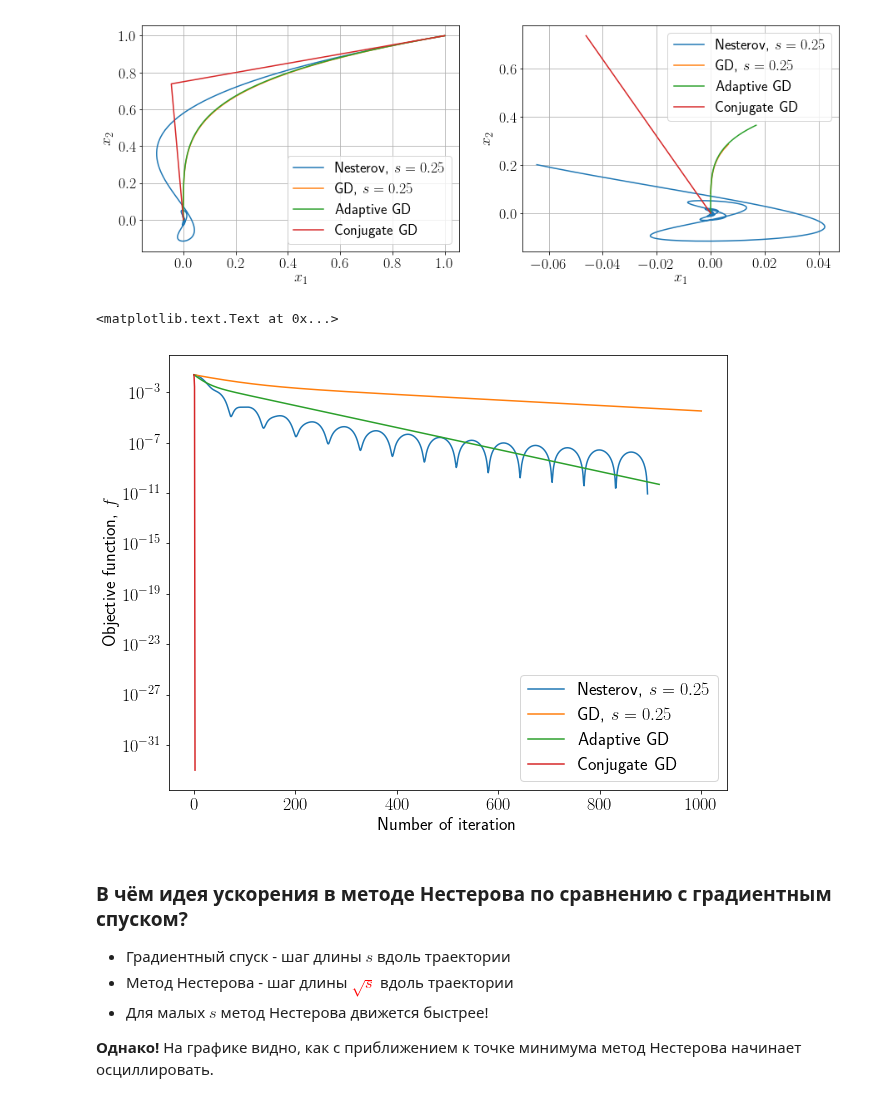
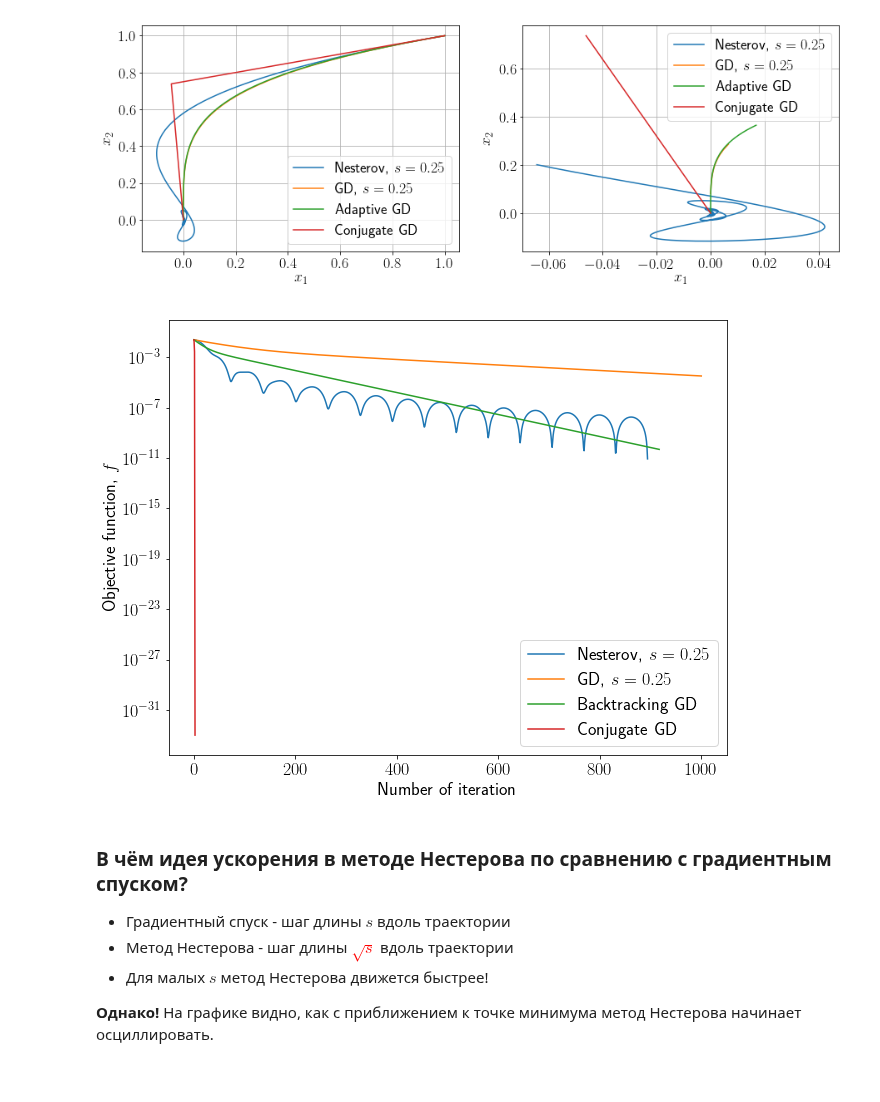
Before and after one commit to amkatrutsa/optimization_course, a Jupyter notebook: ODE4NesterovAcc/ODE4NesterovAcc.ipynb, the cells around one changed output. Saved outputs shown, nothing was run; the diff lists cells and outputs as text; code cells hidden in the pictures.

```diff
--- a/ODE4NesterovAcc/ODE4NesterovAcc.ipynb
+++ b/ODE4NesterovAcc/ODE4NesterovAcc.ipynb
@@ -276,10 +276,15 @@ def backtracking(f, grad_f, x, descent_dir):
     return alpha
 # %%
 s = 0.25
+methods = []
 x_acc, hist_acc = acc_gd(gradf, np.array([1, 1]), s)
+methods.append({"label": "Nesterov, $s = {}$".format(s), "hist": hist_acc})
 x_gd, hist_gd = gd(f, gradf, np.array([1, 1]), constant_step)
+methods.append({"label": "GD, $s = {}$".format(s), "hist": hist_gd})
 x_adapt_gd, hist_adapt_gd = gd(f, gradf, np.array([1, 1]), backtracking)
+methods.append({"label": "Backtracking GD", "hist": hist_adapt_gd})
 x_cg, hist_cg = cg_quad(np.array([[4 * 1e-2, 0], [0, 1e-2]]), np.zeros(2), np.array([1, 1]))
+methods.append({"label": "Conjugate GD", "hist": hist_cg})
 print("Nesterov f* = {}".format(f(x_acc)))
 print("GD f* = {}".format(f(x_gd)))
 print("Adaptive GD f* = {}".format(f(x_adapt_gd)))
@@ -321,19 +326,19 @@ ax.tick_params(labelsize=18)
 # %% [output]
 [figure]
 # %%
-plt.figure(figsize=(10, 8))
-plt.semilogy([f(x) for x in hist_acc], label="Nesterov, $s = {}$".format(s))
-plt.semilogy([f(x) for x in hist_gd], label="GD, $s = {}$".format(s))
-plt.semilogy([f(x) for x in hist_adapt_gd], label="Adaptive GD")
-plt.semilogy([f(x) for x in hist_cg], label="Conjugate GD")
-plt.legend(fontsize=18)
-plt.xticks(fontsize=18)
-plt.yticks(fontsize=18)
-plt.xlabel("Number of iteration", fontsize=18)
-plt.ylabel("Objective function, $f$", fontsize=18)
+def plot_f(f, methods):
+    plt.figure(figsize=(10, 8))
+    for m in methods:
+        plt.semilogy([f(x) for x in m["hist"]], label=m["label"])
+    plt.legend(fontsize=18)
+    plt.xticks(fontsize=18)
+    plt.yticks(fontsize=18)
+    plt.xlabel("Number of iteration", fontsize=18)
+    plt.ylabel("Objective function, $f$", fontsize=18)
-# %% [output]
-<matplotlib.text.Text at 0x...>
-[figure, removed]
+# %%
+plot_f(f, methods)
+# %% [output]
+[figure, added]
 # %% [markdown]
 ### В чём идея ускорения в методе Нестерова по сравнению с градиентным спуском?
 
```
Also changed, not shown: parts of 19 cells of this notebook, 1 other file.
